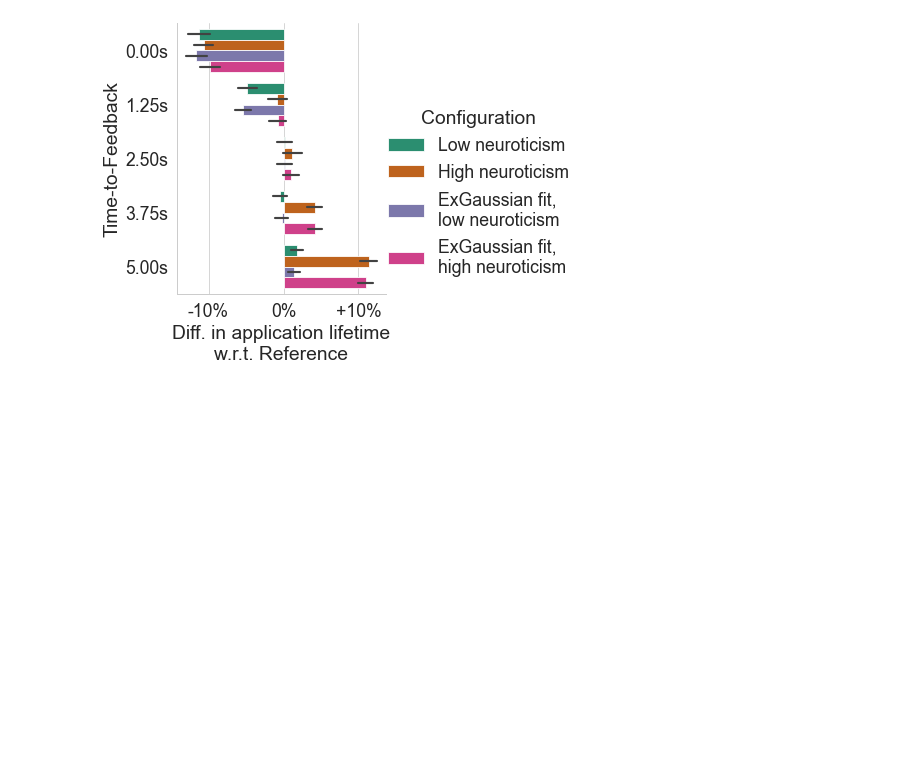
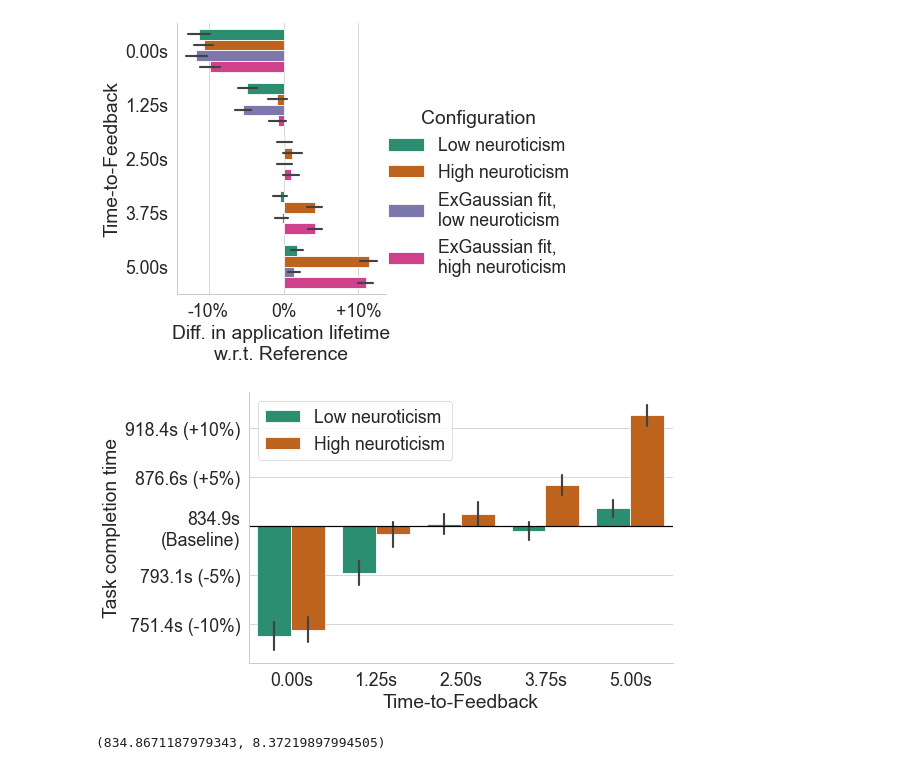
Before and after one commit to vnmo/EdgeDroid2, a Jupyter notebook: analysis/plot_scaling_ttf_results.ipynb, the cells around one changed output. Cells and saved outputs as stored; diff of their text form; code cells hidden in the pictures; blank space fills up the shorter version.

```diff
--- a/analysis/plot_scaling_ttf_results.ipynb
+++ b/analysis/plot_scaling_ttf_results.ipynb
@@ -221,3 +257,45 @@ for ax in fg.axes.flat:
 plt.show()
 # %% [output]
 [figure]
+# %%
+fg = sns.catplot(
+    kind="bar",
+    data=plot_data,
+    estimator=lambda e: sorted(e)[1],
+    errorbar=lambda e: (min(e), max(e)),
+    x="ttf",
+    y="values",
+    hue="Configuration",
+    hue_order=["Low neuroticism", "High neuroticism"],
+    aspect=1.5,
+    legend_out=False,
+    # yerr=duration_diff["CI95%"].to_numpy(),
+)
+fg.set_axis_labels("Time-to-Feedback", "Task completion time")
+
+ref_mean = durations.loc["Reference", "cumulative_duration"].mean()
+def format_diff(x, p):
+    raw_value = (1.0 + x) * ref_mean
+    return f"{raw_value:0.01f}s ({x:+0.0%})" if not np.isclose(x, 0.0) else f"{raw_value:0.01f}s\n(Baseline)"
+
+fg.refline(y=0, color="black", linestyle="-")
+for ax in fg.axes.flat:
+    # ax.yaxis.set_major_locator(tkr.MaxNLocator(integer=True))
+    # ax.yaxis.set_major_formatter(tkr.FuncFormatter(lambda y, p: f"{y:0.0f}s"))
+    # ax.xaxis.set_major_formatter(tkr.FuncFormatter(
+    #     lambda x, p: f"{x:+0.0%}" if x != 0.0 else "0%")
+    # )
+    ax.yaxis.set_major_formatter(tkr.FuncFormatter(format_diff))
+    # ax.invert_yaxis()
+    # ax.set_xticks(ax.get_xticks(), ax.get_xticklabels(), rotation=35, ha="right", rotation_mode="anchor")
+fg.add_legend(loc="upper left")
+plt.show()
+# %% [output]
+[figure, added]
+# %%
+(
+    durations.loc["Reference", "cumulative_duration"].mean(),
+    durations.loc["Reference", "cumulative_duration"].sem()
+)
+# %% [output]
+(834.8671187979343, 8.37219897994505)
```
Also changed, not shown: parts of 2 cells of this notebook, 4 other files.
